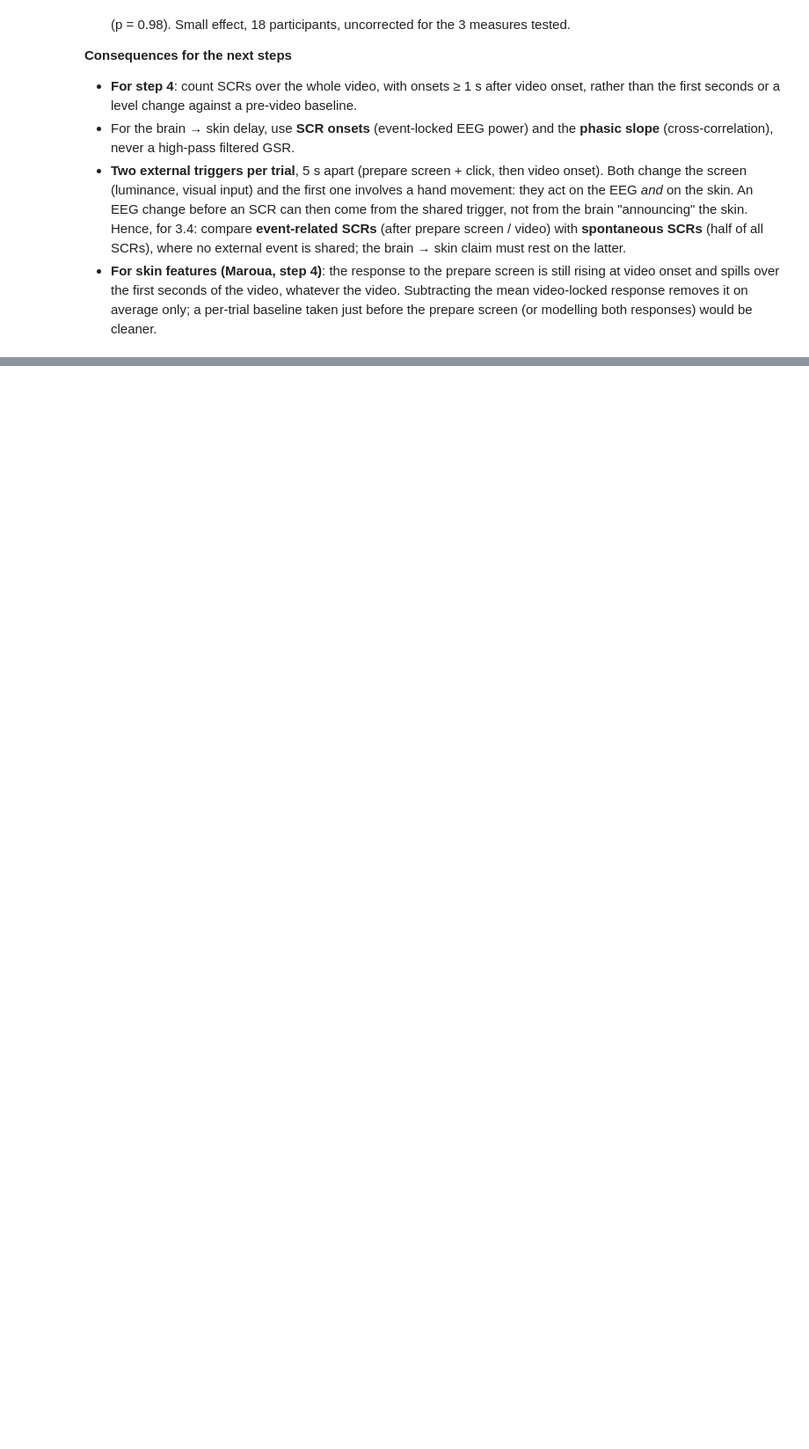
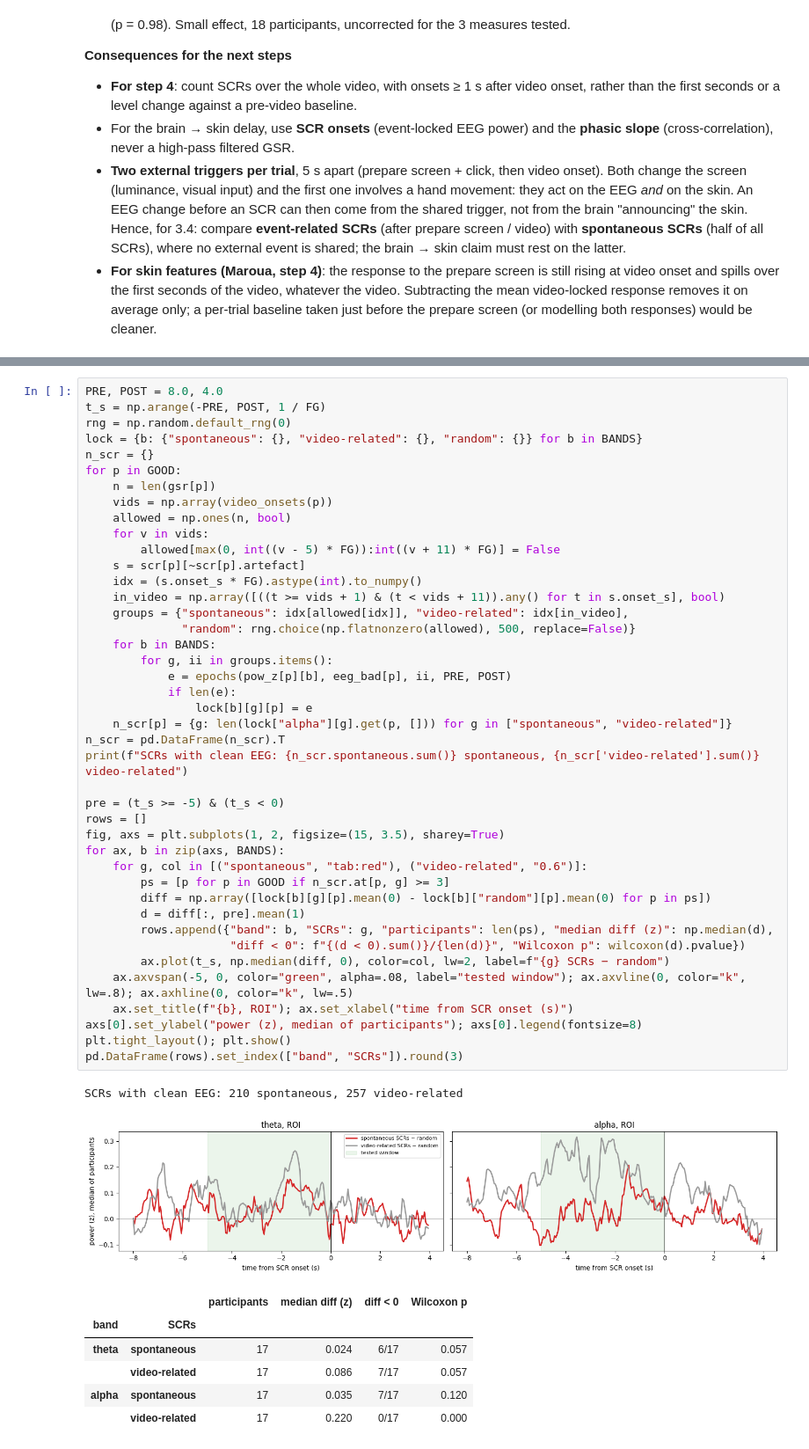
Before and after one commit to miakovlevv/habs-team06, a Jupyter notebook: latence/hugo_brain_skin.ipynb, the cells around one changed output, grey strips where cells are left out. Shown at 88% size. Cells and saved outputs as stored; diff of their text form; blank space fills up the shorter version.

```diff
--- a/latence/hugo_brain_skin.ipynb
+++ b/latence/hugo_brain_skin.ipynb
@@ -474,0 +560,51 @@ pd.DataFrame(out).set_index("measure").round(3)
+# %%
+PRE, POST = 8.0, 4.0
+t_s = np.arange(-PRE, POST, 1 / FG)
+rng = np.random.default_rng(0)
+lock = {b: {"spontaneous": {}, "video-related": {}, "random": {}} for b in BANDS}
+n_scr = {}
+for p in GOOD:
+    n = len(gsr[p])
+    vids = np.array(video_onsets(p))
+    allowed = np.ones(n, bool)
+    for v in vids:
+        allowed[max(0, int((v - 5) * FG)):int((v + 11) * FG)] = False
+    s = scr[p][~scr[p].artefact]
+    idx = (s.onset_s * FG).astype(int).to_numpy()
+    in_video = np.array([((t >= vids + 1) & (t < vids + 11)).any() for t in s.onset_s], bool)
+    groups = {"spontaneous": idx[allowed[idx]], "video-related": idx[in_video],
+              "random": rng.choice(np.flatnonzero(allowed), 500, replace=False)}
+    for b in BANDS:
+        for g, ii in groups.items():
+            e = epochs(pow_z[p][b], eeg_bad[p], ii, PRE, POST)
+            if len(e):
+                lock[b][g][p] = e
+    n_scr[p] = {g: len(lock["alpha"][g].get(p, [])) for g in ["spontaneous", "video-related"]}
+n_scr = pd.DataFrame(n_scr).T
+print(f"SCRs with clean EEG: {n_scr.spontaneous.sum()} spontaneous, {n_scr['video-related'].sum()} video-related")
+
+pre = (t_s >= -5) & (t_s < 0)
+rows = []
+fig, axs = plt.subplots(1, 2, figsize=(15, 3.5), sharey=True)
+for ax, b in zip(axs, BANDS):
+    for g, col in [("spontaneous", "tab:red"), ("video-related", "0.6")]:
+        ps = [p for p in GOOD if n_scr.at[p, g] >= 3]
+        diff = np.array([lock[b][g][p].mean(0) - lock[b]["random"][p].mean(0) for p in ps])
+        d = diff[:, pre].mean(1)
+        rows.append({"band": b, "SCRs": g, "participants": len(ps), "median diff (z)": np.median(d),
+                     "diff < 0": f"{(d < 0).sum()}/{len(d)}", "Wilcoxon p": wilcoxon(d).pvalue})
+        ax.plot(t_s, np.median(diff, 0), color=col, lw=2, label=f"{g} SCRs − random")
+    ax.axvspan(-5, 0, color="green", alpha=.08, label="tested window"); ax.axvline(0, color="k", lw=.8); ax.axhline(0, color="k", lw=.5)
+    ax.set_title(f"{b}, ROI"); ax.set_xlabel("time from SCR onset (s)")
+axs[0].set_ylabel("power (z), median of participants"); axs[0].legend(fontsize=8)
+plt.tight_layout(); plt.show()
+pd.DataFrame(rows).set_index(["band", "SCRs"]).round(3)
+# %% [output]
+SCRs with clean EEG: 210 spontaneous, 257 video-related
+[figure, added]
+|  |  | participants | median diff (z) | diff < 0 | Wilcoxon p |
+| band | SCRs |  |  |  |  |
+| theta | spontaneous | 17 | 0.024 | 6/17 | 0.057 |
+|  | video-related | 17 | 0.086 | 7/17 | 0.057 |
+| alpha | spontaneous | 17 | 0.035 | 7/17 | 0.120 |
+|  | video-related | 17 | 0.220 | 0/17 | 0.000 |
```
Also changed, not shown: parts of 6 cells of this notebook.
